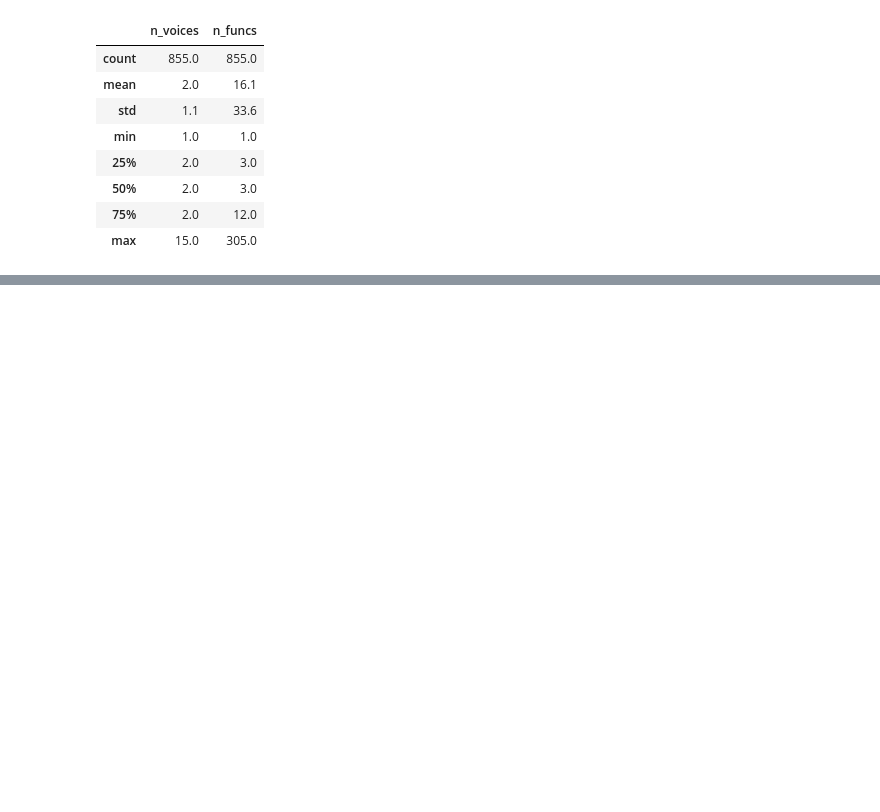
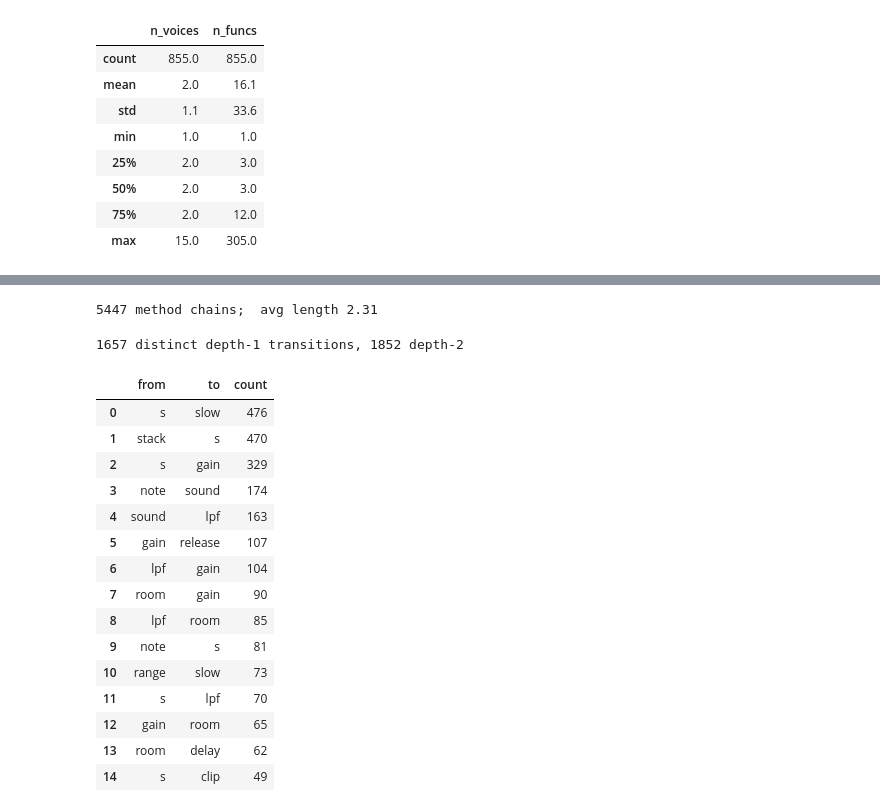
Before and after one commit to henrik253/Restrudel, a Jupyter notebook: notebooks/01_corpus_analysis.ipynb, the cells around one changed output, grey strips where cells are left out. Drawn from its saved outputs; the diff is of its cells as text; code cells hidden in the pictures; blank space fills up the shorter version.

```diff
--- a/notebooks/01_corpus_analysis.ipynb
+++ b/notebooks/01_corpus_analysis.ipynb
@@ -441,0 +452,79 @@ patterns[["n_voices","n_funcs"]].describe().round(1)
+# %%
+def _strip_strings(s):
+    s = re.sub(r'"(?:[^"\\]|\\.)*"', '""', s)
+    s = re.sub(r"'(?:[^'\\]|\\.)*'", "''", s)
+    s = re.sub(r"`(?:[^`\\]|\\.)*`", "``", s)
+    return s
+
+def method_chains(code):
+    """Return a list of chains; each chain is the ordered list of call names
+    linked by '.' at one nesting level (e.g. ['s','gain','release'])."""
+    s = _strip_strings(code); N = len(s); out = []; open_chain = {0: None}; depth = 0; i = 0
+    def emit(d):
+        c = open_chain.get(d)
+        if c: out.append(c)
+        open_chain[d] = None
+    while i < N:
+        c = s[i]
+        if c == '(':
+            depth += 1; open_chain[depth] = None; i += 1
+        elif c == ')':
+            emit(depth); depth = max(0, depth - 1); i += 1
+        elif c == ',':
+            emit(depth); i += 1
+        elif c.isalpha() or c == '_':
+            j = i
+            while j < N and (s[j].isalnum() or s[j] == '_'): j += 1
+            name = s[i:j]; k = j
+            while k < N and s[k] in ' \t\n': k += 1
+            if k < N and s[k] == '(':                      # it's a call
+                p = i - 1
+                while p >= 0 and s[p] in ' \t\n': p -= 1
+                is_method = p >= 0 and s[p] == '.'         # chained vs head
+                cur = open_chain.get(depth)
+                if is_method and cur:
+                    cur.append(name)
+                else:
+                    if cur: out.append(cur)
+                    open_chain[depth] = [name]
+            i = j
+        else:
+            i += 1
+    for d in list(open_chain): emit(d)
+    return [c for c in out if c]
+
+all_chains = [ch for code in patterns.code for ch in method_chains(code)]
+print(len(all_chains), "method chains;  avg length",
+      round(sum(len(c) for c in all_chains) / len(all_chains), 2))
+# %% [output]
+5447 method chains;  avg length 2.31
+# %%
+bigrams = collections.Counter()
+trigrams = collections.Counter()
+for ch in all_chains:
+    for a, b in zip(ch, ch[1:]): bigrams[(a, b)] += 1
+    for a, b, c in zip(ch, ch[1:], ch[2:]): trigrams[(a, b, c)] += 1
+
+bi = pd.DataFrame([(a, b, n) for (a, b), n in bigrams.items()],
+                  columns=["from", "to", "count"]).sort_values("count", ascending=False
+                  ).reset_index(drop=True)
+print(f"{len(bigrams)} distinct depth-1 transitions, {len(trigrams)} depth-2")
+bi.head(15)
+# %% [output]
+1657 distinct depth-1 transitions, 1852 depth-2
+|  | from | to | count |
+| 0 | s | slow | 476 |
+| 1 | stack | s | 470 |
+| 2 | s | gain | 329 |
+| 3 | note | sound | 174 |
+| 4 | sound | lpf | 163 |
+| 5 | gain | release | 107 |
+| 6 | lpf | gain | 104 |
+| 7 | room | gain | 90 |
+| 8 | lpf | room | 85 |
+| 9 | note | s | 81 |
+| 10 | range | slow | 73 |
+| 11 | s | lpf | 70 |
+| 12 | gain | room | 65 |
+| 13 | room | delay | 62 |
+| 14 | s | clip | 49 |
```
Also changed, not shown: parts of 8 cells of this notebook, 10 other files.
